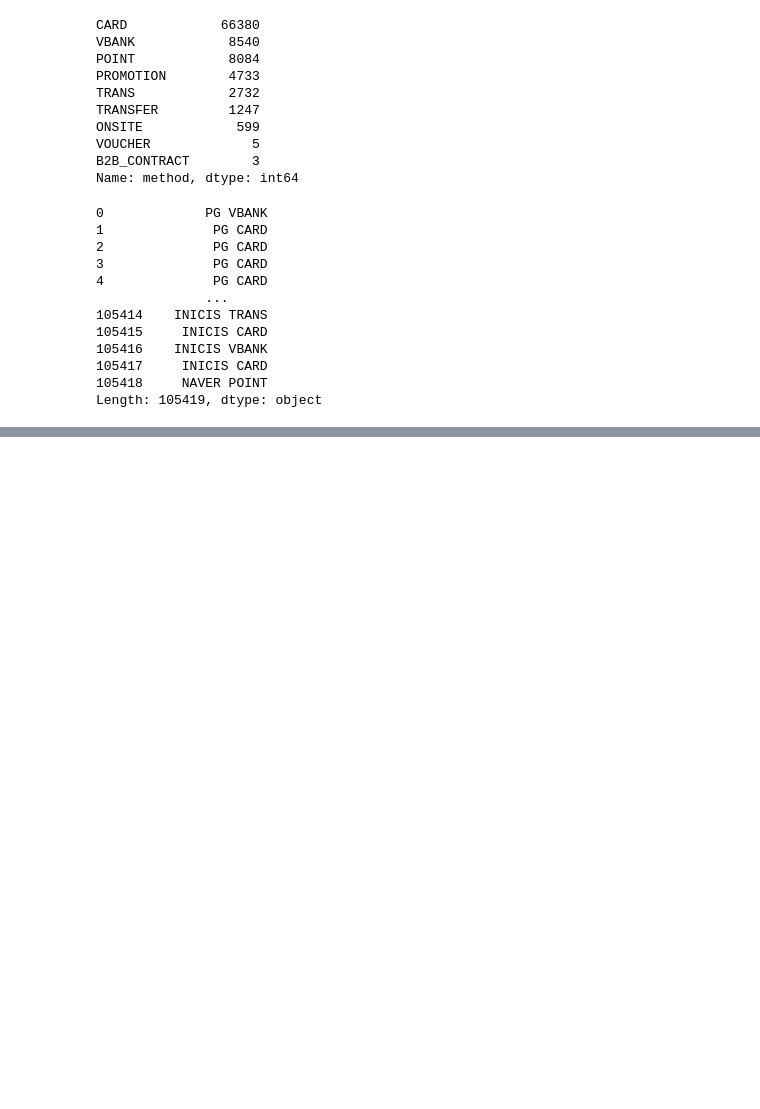
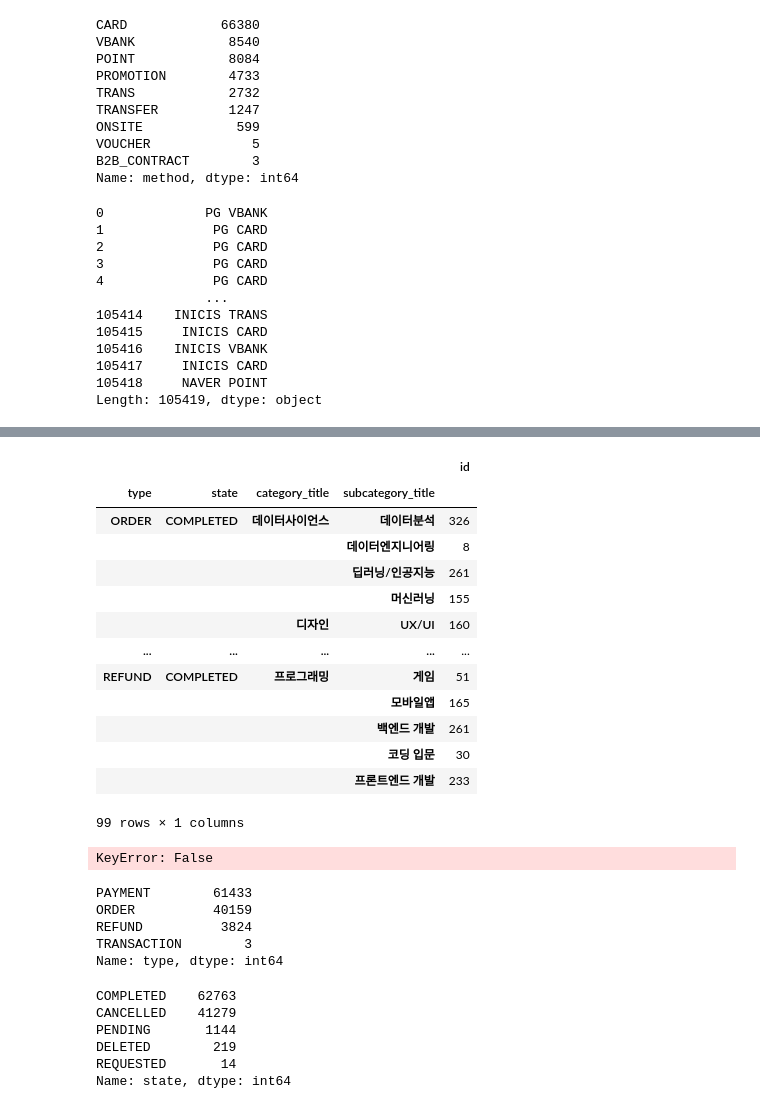
Before and after one commit to yd-online3/fc_miniproject, a Jupyter notebook: fc_mini_이성혁.ipynb, the cells around one changed output, grey strips where cells are left out. Drawn from its saved outputs; the diff is of its cells as text; code cells hidden in the pictures; blank space fills up the shorter version.

```diff
--- a/fc_mini_이성혁.ipynb
+++ b/fc_mini_이성혁.ipynb
@@ -185 +198,5 @@ PAYCO : TRANSFER         1
 Name: payment_data, dtype: int64
+# %%
+how = {
+    'id' : np.count_nonzero,
+}
@@ -185,0 +205,41 @@ Name: payment_data, dtype: int64
+# %%
+
+new_data= df.drop(df.loc[df['state'] != 'COMPLETED'].index)
+
+new_data.groupby(['type', 'state','category_title','subcategory_title']).agg(how)
+# %% [output]
+|  |  |  |  | id |
+| type | state | category_title | subcategory_title |  |
+| ORDER | COMPLETED | 데이터사이언스 | 데이터분석 | 326 |
+|  |  |  | 데이터엔지니어링 | 8 |
+|  |  |  | 딥러닝/인공지능 | 261 |
+|  |  |  | 머신러닝 | 155 |
+|  |  | 디자인 | UX/UI | 160 |
+| ... | ... | ... | ... | ... |
+| REFUND | COMPLETED | 프로그래밍 | 게임 | 51 |
+|  |  |  | 모바일앱 | 165 |
+|  |  |  | 백엔드 개발 | 261 |
+|  |  |  | 코딩 입문 | 30 |
+|  |  |  | 프론트엔드 개발 | 233 |
+99 rows × 1 columns
+# %%
+df.groupby(['type','state'=='COMPLETED','category_title','subcategory_title']).agg(how)
+# %% [output]
+KeyError: False
+# %%
+payment_data['type'].value_counts()
+# %% [output]
+PAYMENT        61433
+ORDER          40159
+REFUND          3824
+TRANSACTION        3
+Name: type, dtype: int64
+# %%
+payment_data['state'].value_counts()
+# %% [output]
+COMPLETED    62763
+CANCELLED    41279
+PENDING       1144
+DELETED        219
+REQUESTED       14
+Name: state, dtype: int64
```
Also changed, not shown: parts of 17 cells of this notebook.
